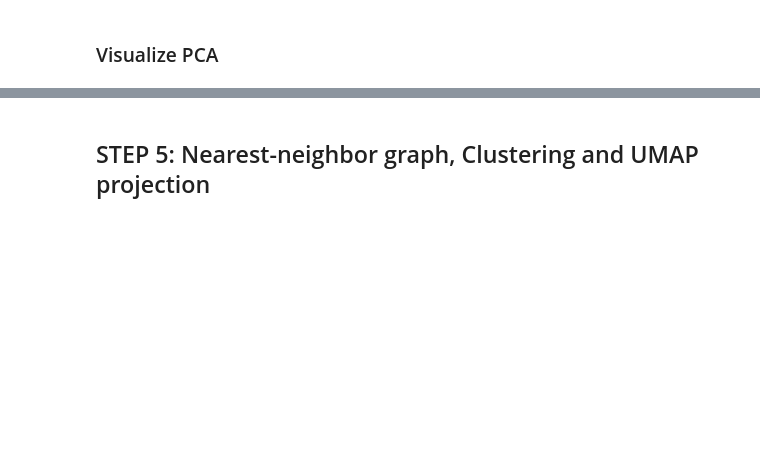
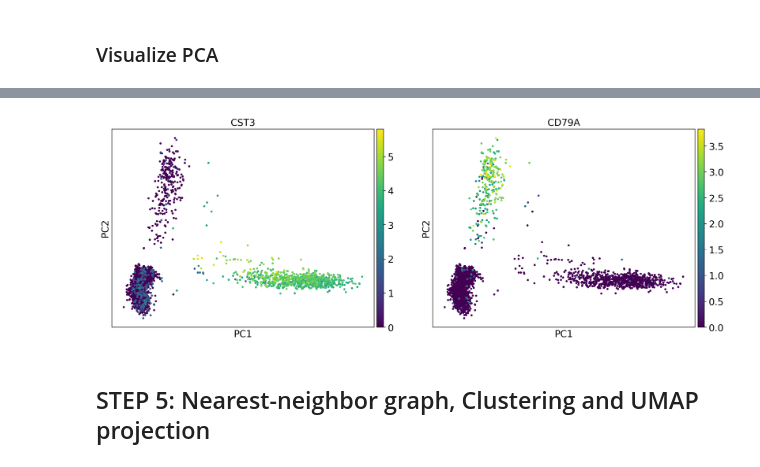
Before and after one commit to jarvanjiang2030/J.Jarvan_225a, a Jupyter notebook: bms225a_ds_workshop_3_student_notebook_2025.ipynb, the cells around one changed output, grey strips where cells are left out. Saved outputs shown, nothing was run; the diff lists cells and outputs as text; code cells hidden in the pictures; blank space fills up the shorter version.

```diff
--- a/bms225a_ds_workshop_3_student_notebook_2025.ipynb
+++ b/bms225a_ds_workshop_3_student_notebook_2025.ipynb
@@ -362,5 +441,7 @@ sc.pl.pca(adata,color='patient_id',size=10)
 # %%
-sc.pl.pca(adata,color=['CST3','CD79A'],size=50,layer='log1p')
+sc.pl.pca(adata_qc,color=['CST3','CD79A'],size=50,layer='log1p')
+# %% [output]
+[figure, added]
 # %% [markdown]
 ## STEP 5: Nearest-neighbor graph, Clustering and UMAP projection
 # %%
```
Also changed, not shown: parts of 32 cells of this notebook.
